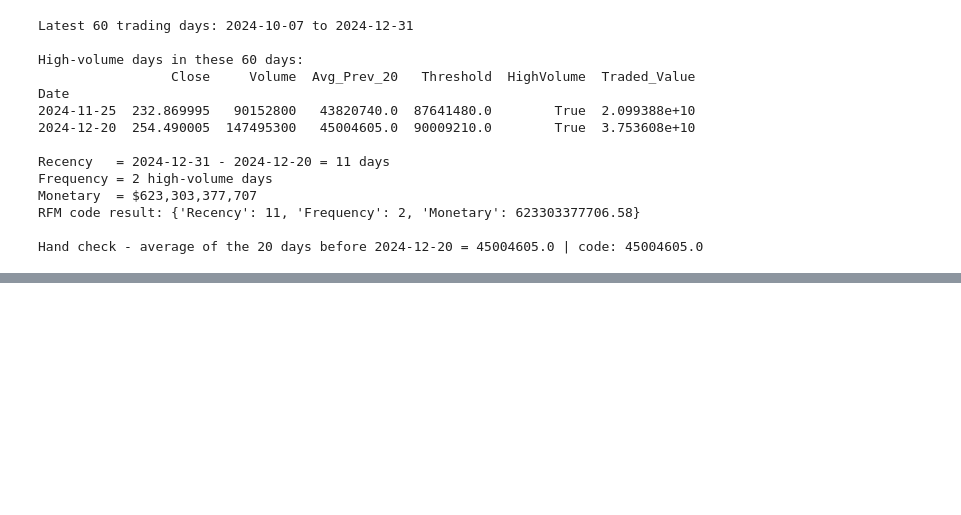
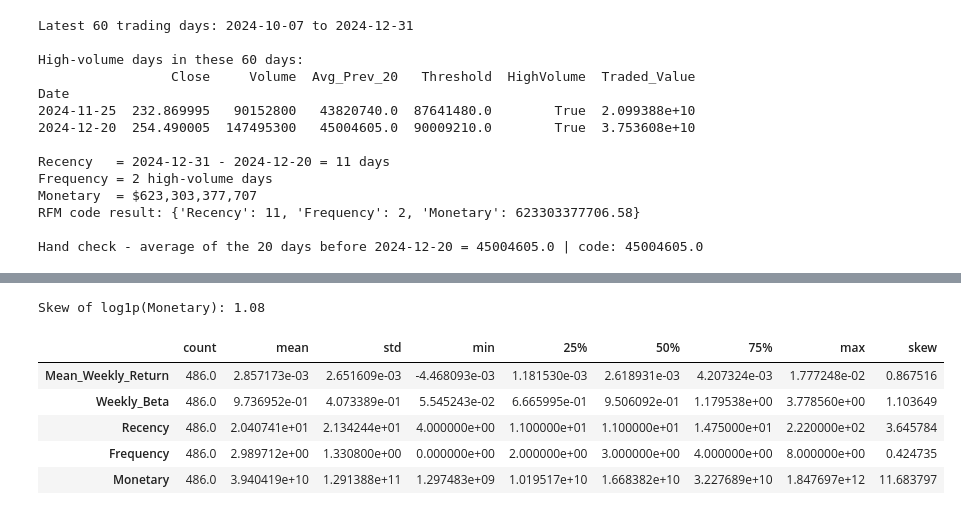
Before and after one commit to suhailnoor1821/CRM_CW1_Stock_Segmentation, a Jupyter notebook: CRM_CW1.ipynb, the cells around one changed output, grey strips where cells are left out. Drawn from its saved outputs; the diff is of its cells as text; code cells hidden in the pictures; blank space fills up the shorter version.

```diff
--- a/CRM_CW1.ipynb
+++ b/CRM_CW1.ipynb
@@ -560,0 +597,16 @@ Hand check - average of the 20 days before 2024-12-20 = 45004605.0 | code: 45004
+# %%
+# Summary of each feature (mean, min, max, etc.) and how skewed it is
+common = feature_table[feature_table['Common_Valid']]
+summary = common[features].astype(float).describe().T
+summary['skew'] = common[features].astype(float).skew()
+summary.to_csv(f'{output_dir}/feature_summary_task1.csv')
+print('Skew of log1p(Monetary):', round(np.log1p(common['Monetary']).skew(), 2))
+summary
+# %% [output]
+Skew of log1p(Monetary): 1.08
+|  | count | mean | std | min | 25% | 50% | 75% | max | skew |
+| Mean_Weekly_Return | 486.0 | 2.857173e-03 | 2.651609e-03 | -4.468093e-03 | 1.181530e-03 | 2.618931e-03 | 4.207324e-03 | 1.777248e-02 | 0.867516 |
+| Weekly_Beta | 486.0 | 9.736952e-01 | 4.073389e-01 | 5.545243e-02 | 6.665995e-01 | 9.506092e-01 | 1.179538e+00 | 3.778560e+00 | 1.103649 |
+| Recency | 486.0 | 2.040741e+01 | 2.134244e+01 | 4.000000e+00 | 1.100000e+01 | 1.100000e+01 | 1.475000e+01 | 2.220000e+02 | 3.645784 |
+| Frequency | 486.0 | 2.989712e+00 | 1.330800e+00 | 0.000000e+00 | 2.000000e+00 | 3.000000e+00 | 4.000000e+00 | 8.000000e+00 | 0.424735 |
+| Monetary | 486.0 | 3.940419e+10 | 1.291388e+11 | 1.297483e+09 | 1.019517e+10 | 1.668382e+10 | 3.227689e+10 | 1.847697e+12 | 11.683797 |
```
Also changed, not shown: parts of 7 cells of this notebook.
